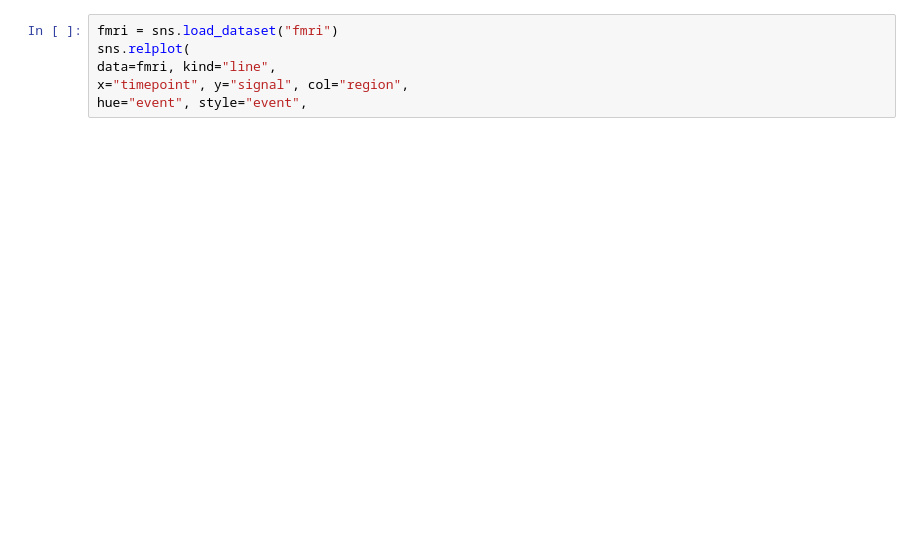
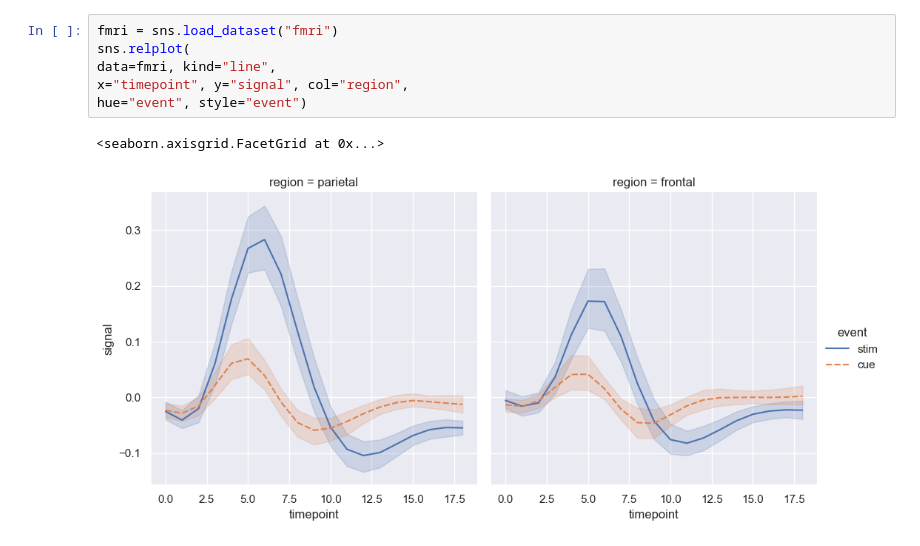
Before and after one commit to andres1590/Programacion-2, a Jupyter notebook: Seaborn.ipynb, the cells around one changed output. Drawn from its saved outputs; the diff is of its cells as text; blank space fills up the shorter version.

```diff
--- a/Seaborn.ipynb
+++ b/Seaborn.ipynb
@@ -22,8 +28,11 @@ facet_kws=dict(sharex=False),
 # %%
 fmri = sns.load_dataset("fmri")
 sns.relplot(
 data=fmri, kind="line",
 x="timepoint", y="signal", col="region",
-hue="event", style="event",
+hue="event", style="event")
+# %% [output]
+<seaborn.axisgrid.FacetGrid at 0x...>
+[figure, added]
 # %%
 sns.lmplot(data=tips, x="total_bill", y="tip", col="time",
```
Also changed, not shown: parts of 5 cells of this notebook.
